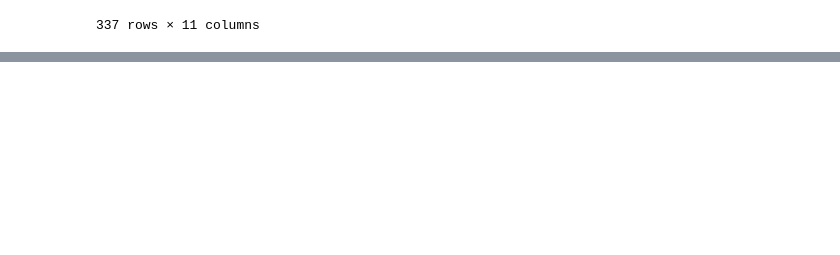
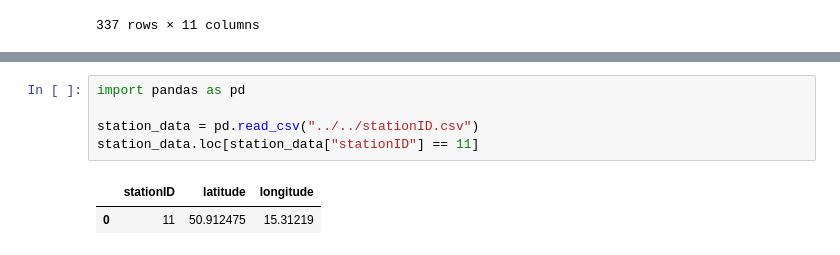
Before and after one commit to TheisNiklas/particulate-matter-prediction, a Jupyter notebook: src/weatherdata/weather_data_tests.ipynb, the cells around one changed output, grey strips where cells are left out. Saved outputs shown, nothing was run; the diff lists cells and outputs as text; blank space fills up the shorter version.

Commit message:
add first part of pollution data

```diff
--- a/src/weatherdata/weather_data_tests.ipynb
+++ b/src/weatherdata/weather_data_tests.ipynb
@@ -181,0 +200,8 @@ hourly
+# %%
+import pandas as pd
+
+station_data = pd.read_csv("../../stationID.csv")
+station_data.loc[station_data["stationID"] == 11]
+# %% [output]
+|  | stationID | latitude | longitude |
+| 0 | 11 | 50.912475 | 15.31219 |
```
Also changed, not shown: parts of 2 cells of this notebook, 4 other files.
